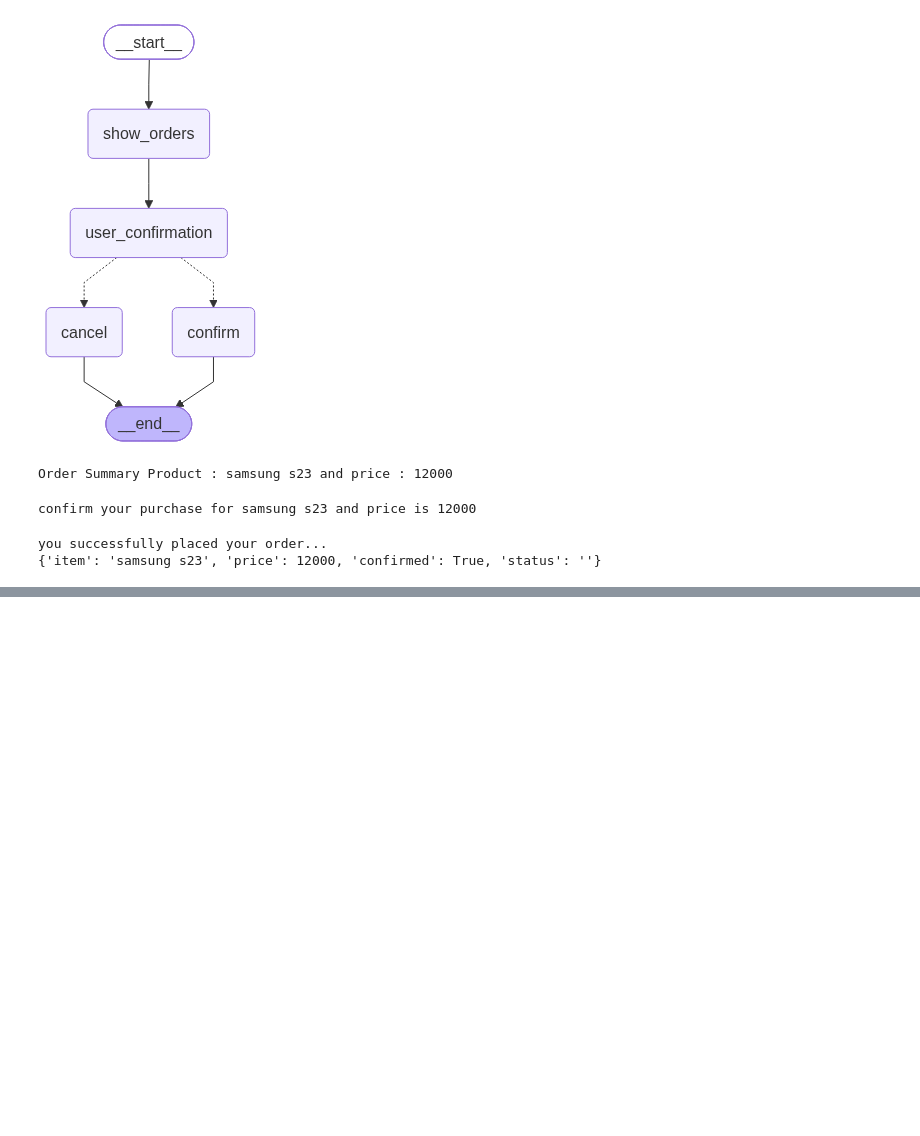
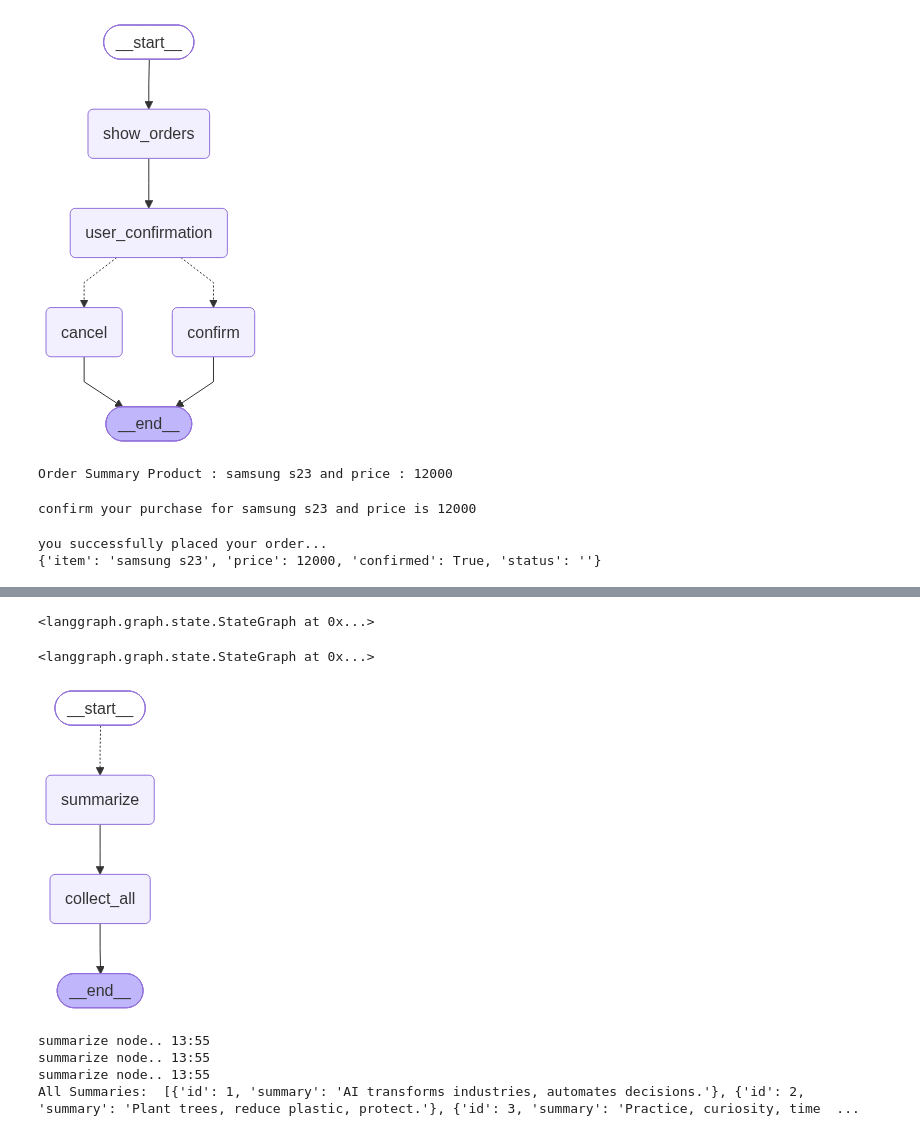
Before and after one commit to prabeshbchettri/Ai-engineering, a Jupyter notebook: Agentic_ai/Langraph/fundamentals_of_langgraph.ipynb, the cells around one changed output, grey strips where cells are left out. Cells and saved outputs as stored; diff of their text form; code cells hidden in the pictures; blank space fills up the shorter version.

```diff
--- a/Agentic_ai/Langraph/fundamentals_of_langgraph.ipynb
+++ b/Agentic_ai/Langraph/fundamentals_of_langgraph.ipynb
@@ -515,0 +554,33 @@ you successfully placed your order...
+# %%
+def collect_all(state:SummarizerState):
+    print("All Summaries: ", state.summaries)
+    return state
+# %%
+graph=StateGraph(SummarizerState)
+graph.add_node("summarize",summarize)
+graph.add_node("collect_all",collect_all)
+# %% [output]
+<langgraph.graph.state.StateGraph at 0x...>
+# %%
+graph.add_conditional_edges(START,route_to_summarizer,["summarize"])
+graph.add_edge("summarize","collect_all")
+graph.add_edge("collect_all",END)
+# %% [output]
+<langgraph.graph.state.StateGraph at 0x...>
+# %%
+final_graph=graph.compile(checkpointer=sql_memory)
+# %%
+final_graph
+# %% [output]
+[figure, added]
+# %%
+res=final_graph.invoke({"documents":Documents,"summaries":Overwrite([])
+                        },
+    {
+        "configurable":{"thread_id":"asd10"}
+    })
+# %% [output]
+summarize node.. 13:55
+summarize node.. 13:55
+summarize node.. 13:55
+All Summaries:  [{'id': 1, 'summary': 'AI transforms industries, automates decisions.'}, {'id': 2, 'summary': 'Plant trees, reduce plastic, protect.'}, {'id': 3, 'summary': 'Practice, curiosity, time  ...
```
Also changed, not shown: parts of 15 cells of this notebook, 2 other files.
